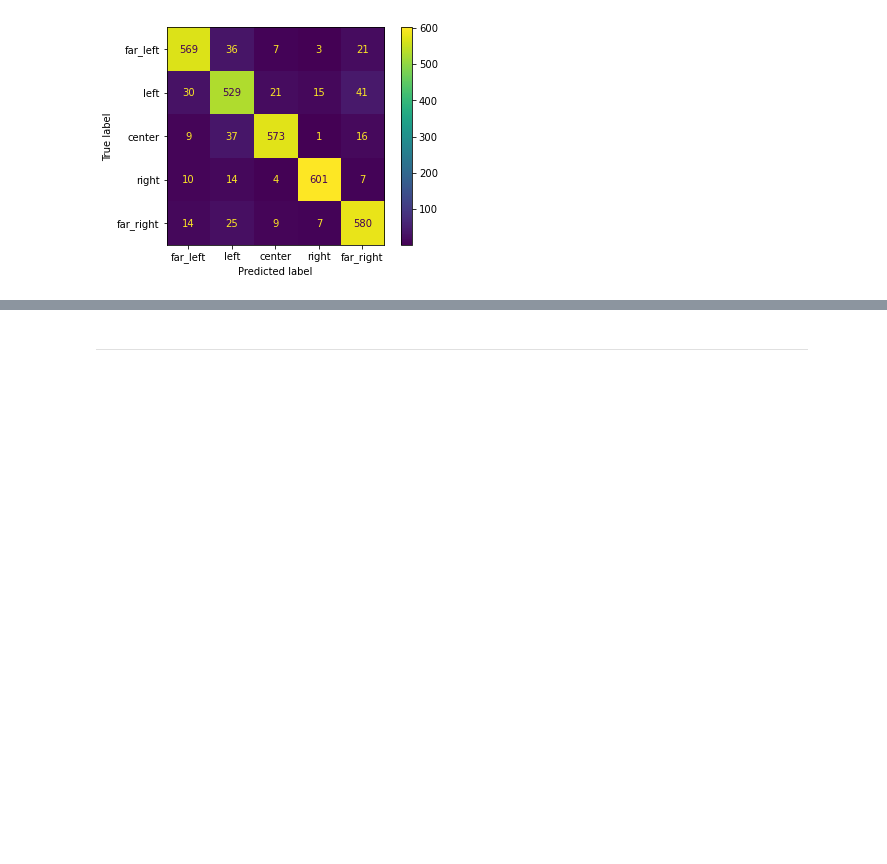
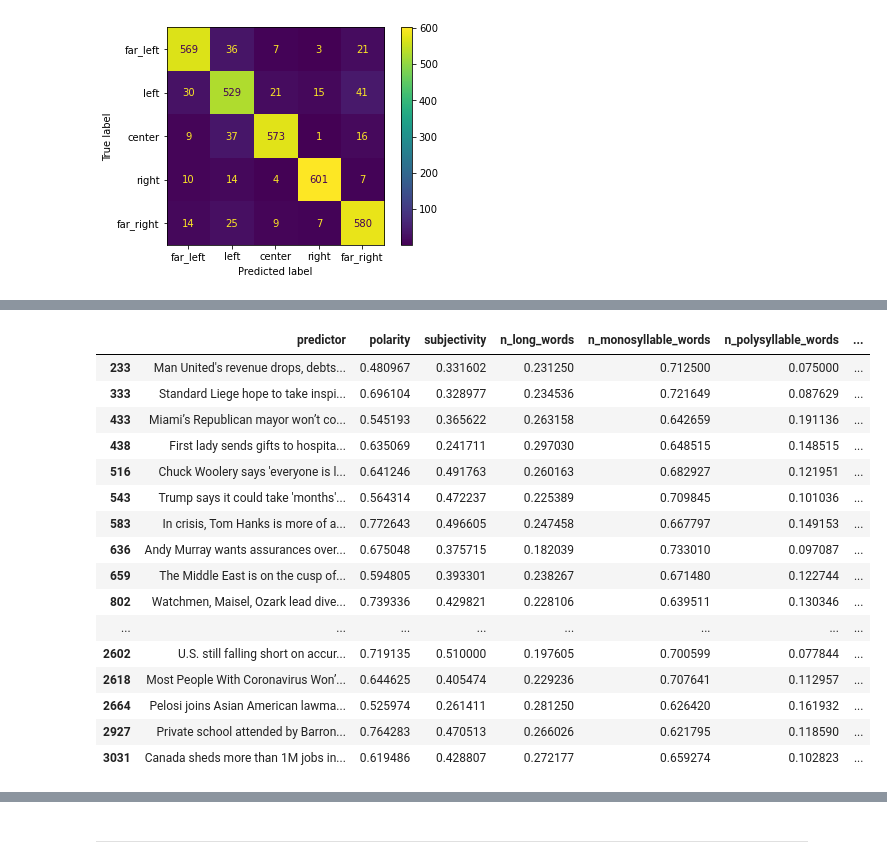
Before and after one commit to man-of-moose/web_articles_spin, a Jupyter notebook: Analysis/model_building.ipynb, the cells around one changed output, grey strips where cells are left out. Saved outputs shown, nothing was run; the diff lists cells and outputs as text; code cells hidden in the pictures; blank space fills up the shorter version.

```diff
--- a/Analysis/model_building.ipynb
+++ b/Analysis/model_building.ipynb
@@ -557,0 +569,2 @@ plt.savefig('/Users/alecmccabe/Desktop/Flatiron/Projects/final_project_ideas/web
+# %%
+eval_df.reset_index(drop=True,inplace=True)
@@ -557,0 +605,20 @@ plt.savefig('/Users/alecmccabe/Desktop/Flatiron/Projects/final_project_ideas/web
+# %%
+incorrect[incorrect['target-guess']=='left far_right']
+# %% [output]
+|  | predictor | polarity | subjectivity | n_long_words | n_monosyllable_words | n_polysyllable_words | ... |
+| 233 | Man United's revenue drops, debts... | 0.480967 | 0.331602 | 0.231250 | 0.712500 | 0.075000 | ... |
+| 333 | Standard Liege hope to take inspi... | 0.696104 | 0.328977 | 0.234536 | 0.721649 | 0.087629 | ... |
+| 433 | Miami’s Republican mayor won’t co... | 0.545193 | 0.365622 | 0.263158 | 0.642659 | 0.191136 | ... |
+| 438 | First lady sends gifts to hospita... | 0.635069 | 0.241711 | 0.297030 | 0.648515 | 0.148515 | ... |
+| 516 | Chuck Woolery says 'everyone is l... | 0.641246 | 0.491763 | 0.260163 | 0.682927 | 0.121951 | ... |
+| 543 | Trump says it could take 'months'... | 0.564314 | 0.472237 | 0.225389 | 0.709845 | 0.101036 | ... |
+| 583 | In crisis, Tom Hanks is more of a... | 0.772643 | 0.496605 | 0.247458 | 0.667797 | 0.149153 | ... |
+| 636 | Andy Murray wants assurances over... | 0.675048 | 0.375715 | 0.182039 | 0.733010 | 0.097087 | ... |
+| 659 | The Middle East is on the cusp of... | 0.594805 | 0.393301 | 0.238267 | 0.671480 | 0.122744 | ... |
+| 802 | Watchmen, Maisel, Ozark lead dive... | 0.739336 | 0.429821 | 0.228106 | 0.639511 | 0.130346 | ... |
+| ... | ... | ... | ... | ... | ... | ... | ... |
+| 2602 | U.S. still falling short on accur... | 0.719135 | 0.510000 | 0.197605 | 0.700599 | 0.077844 | ... |
+| 2618 | Most People With Coronavirus Won’... | 0.644625 | 0.405474 | 0.229236 | 0.707641 | 0.112957 | ... |
+| 2664 | Pelosi joins Asian American lawma... | 0.525974 | 0.261411 | 0.281250 | 0.626420 | 0.161932 | ... |
+| 2927 | Private school attended by Barron... | 0.764283 | 0.470513 | 0.266026 | 0.621795 | 0.118590 | ... |
+| 3031 | Canada sheds more than 1M jobs in... | 0.619486 | 0.428807 | 0.272177 | 0.659274 | 0.102823 | ... |
```
Also changed, not shown: parts of 11 cells of this notebook, 3 other files.
